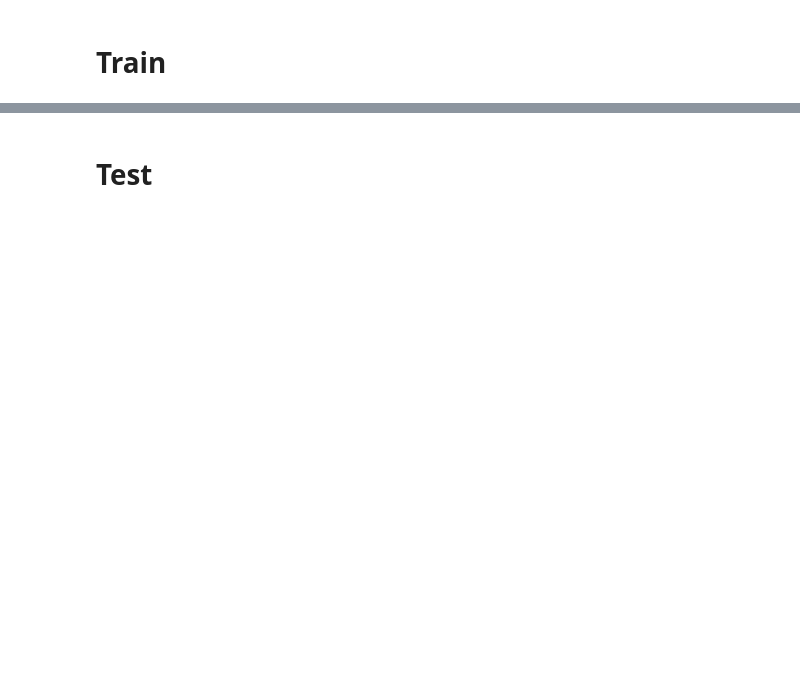
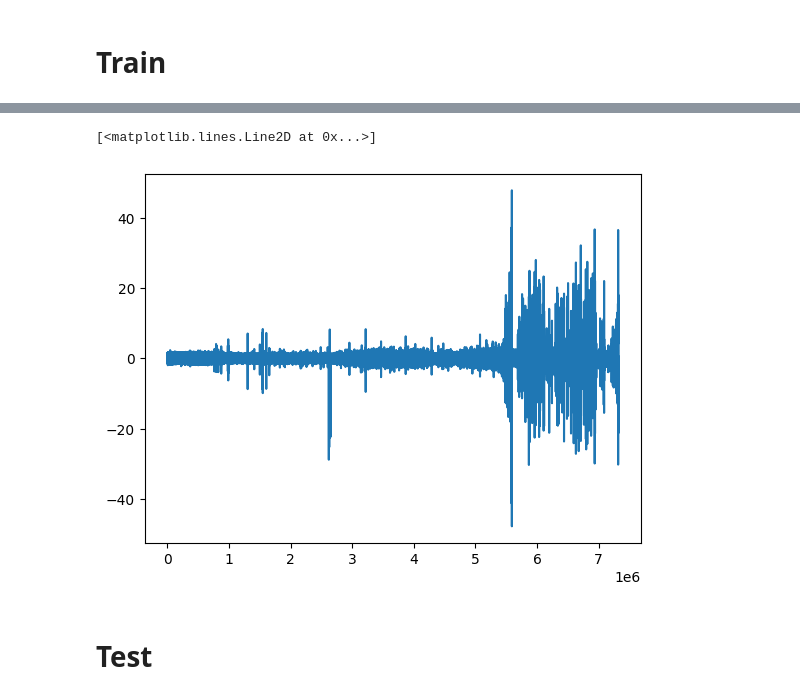
Before and after one commit to qawl987/DAST-self, a Jupyter notebook: 10FEMTO/data_process.ipynb, the cells around one changed output, grey strips where cells are left out. Saved outputs shown, nothing was run; the diff lists cells and outputs as text; code cells hidden in the pictures; blank space fills up the shorter version.

```diff
--- a/10FEMTO/data_process.ipynb
+++ b/10FEMTO/data_process.ipynb
@@ -67 +146,6 @@ print(train_x[100][0])
+# %%
+plt.plot(train_x[:, 1])
+# %% [output]
+[<matplotlib.lines.Line2D at 0x...>]
+[figure, added]
 # %%
```
Also changed, not shown: parts of 43 cells of this notebook.
